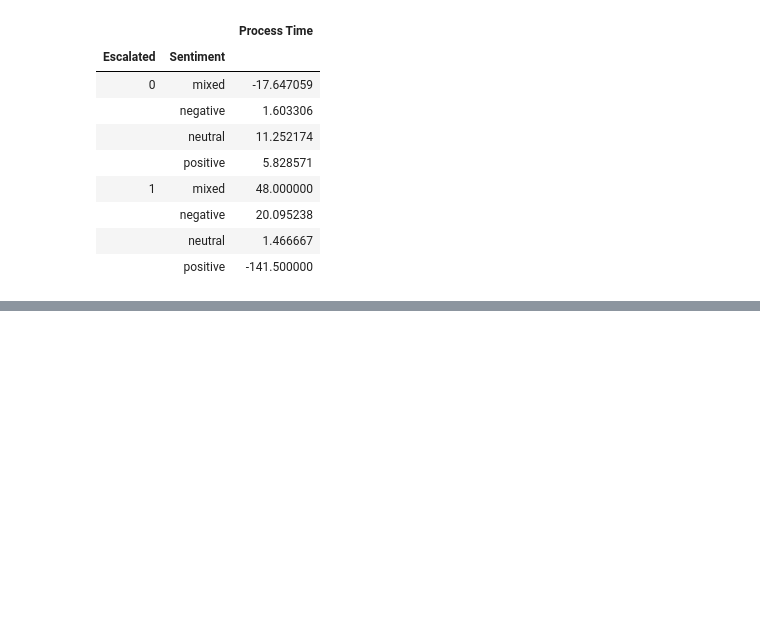
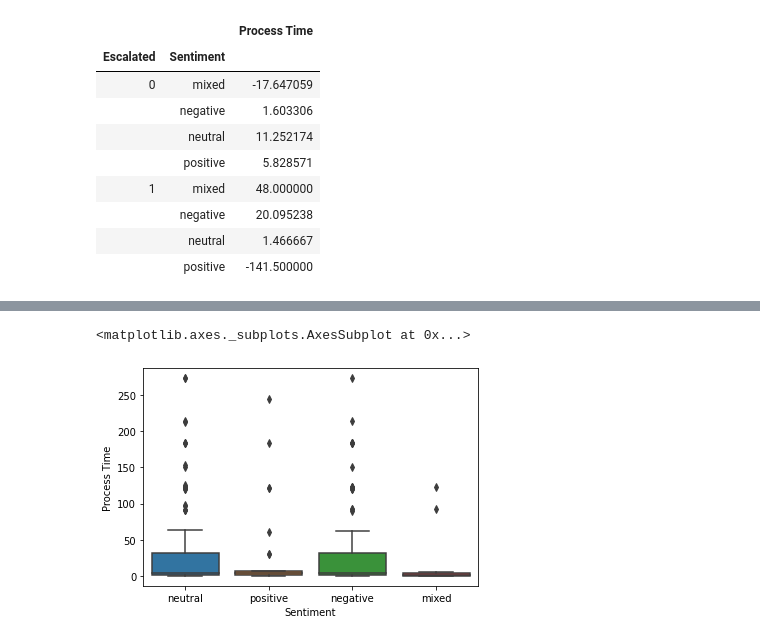
Before and after one commit to arag1/microsoftxpieDatathon, a Jupyter notebook: Scripts/AnuragEDANotebookPartOne.ipynb, the cells around one changed output, grey strips where cells are left out. Drawn from its saved outputs; the diff is of its cells as text; code cells hidden in the pictures; blank space fills up the shorter version.

```diff
--- a/Scripts/AnuragEDANotebookPartOne.ipynb
+++ b/Scripts/AnuragEDANotebookPartOne.ipynb
@@ -181,0 +177,5 @@ data.to_csv("data_with_sentiment.csv", index=False)
+# %%
+sns.boxplot(x='Sentiment', y='Process Time', data=normal_process)
+# %% [output]
+<matplotlib.axes._subplots.AxesSubplot at 0x...>
+[figure, added]
```
Also changed, not shown: parts of 18 cells of this notebook.
